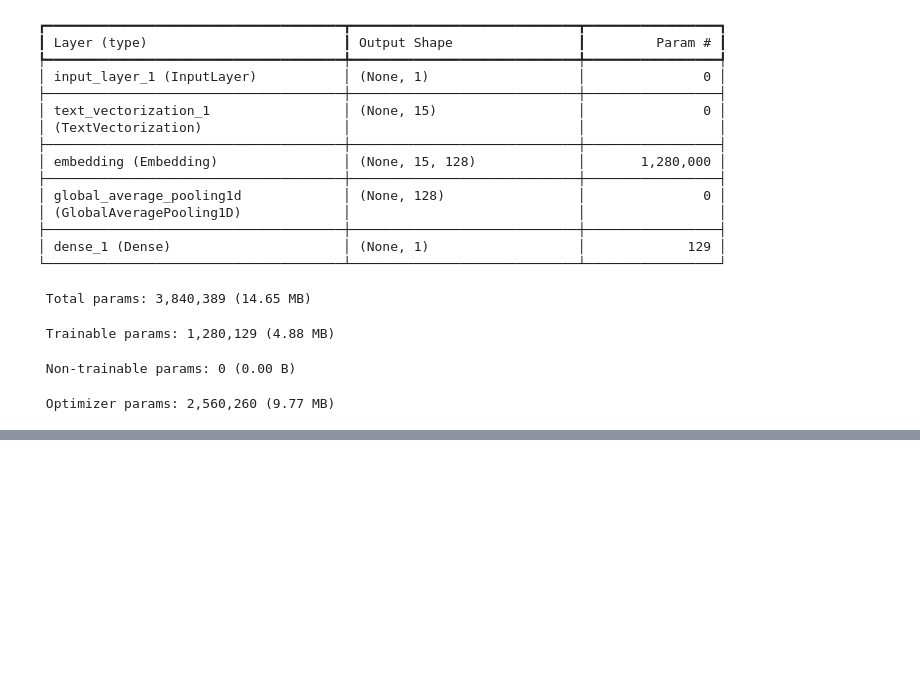
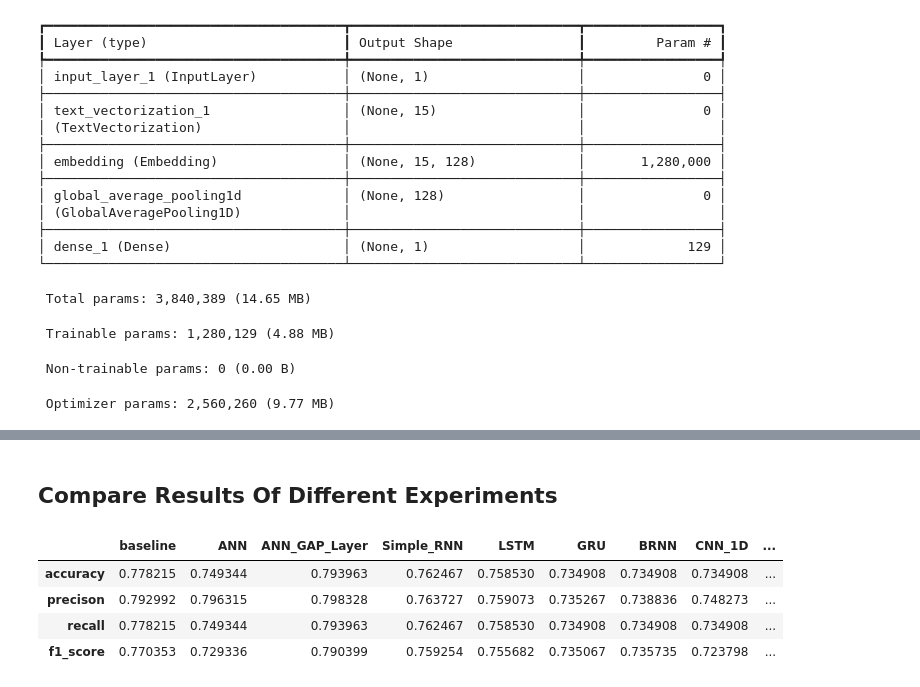
Before and after one commit to azhermurad/Deep_Learning_with_TensorFlow, a Jupyter notebook: natural-language-processing-with-tensorflow.ipynb, the cells around one changed output, grey strips where cells are left out. Cells and saved outputs as stored; diff of their text form; code cells hidden in the pictures; blank space fills up the shorter version.

Commit message:
evaluate model performance

```diff
--- a/natural-language-processing-with-tensorflow.ipynb
+++ b/natural-language-processing-with-tensorflow.ipynb
@@ -541,0 +911,3 @@ with zipfile.ZipFile('/kaggle/working/embeddings.zip', 'w') as zipf:
+# %%
+import tensorflow_hub as hub
+embed = hub.load("https://www.kaggle.com/models/google/universal-sentence-encoder/TensorFlow2/universal-sentence-encoder/2")
@@ -541,0 +1052,23 @@ with zipfile.ZipFile('/kaggle/working/embeddings.zip', 'w') as zipf:
+# %%
+# 10% of train dataset  using train_test_split
+_, X_train_10, _, y_train_10 = train_test_split(
+    X, y, test_size=0.1, random_state=102)
+# %%
+
+
+universal_sentence_model_10 = tf.keras.models.clone_model(universal_sentence_model)
+
+universal_sentence_model_10.compile(loss=tf.keras.losses.BinaryCrossentropy(),
+              optimizer='adam',
+              jit_compile=False,
+              metrics=["accuracy"])
+
+history_9 = universal_sentence_model_10.fit(
+    X_train_10,
+    y_train_10,
+    validation_data=(X_val,y_val),
+    epochs=5,
+    callbacks=[create_tensorboard_callback("model_log","model_9")]
+)
+
+# universal_sentence_model_10.summary()
@@ -541,0 +1092,3 @@ with zipfile.ZipFile('/kaggle/working/embeddings.zip', 'w') as zipf:
+# %%
+model_9_result = calculate_results(y_val,tf.round(tf.squeeze(universal_sentence_model_10.predict(X_val))))
+model_9_result
@@ -541,0 +1101,23 @@ with zipfile.ZipFile('/kaggle/working/embeddings.zip', 'w') as zipf:
+# %% [markdown]
+## Compare Results Of Different Experiments
+# %%
+df = pd.DataFrame({
+    "baseline": baseline_model_result,
+    "ANN": model_1_result,
+    "ANN_GAP_Layer": model_2_result,
+    "Simple_RNN":model_3_result,
+    "LSTM":model_4_result,
+    "GRU":model_5_result,
+    "BRNN":model_6_result,
+    "CNN_1D":model_7_result,
+    "universal_sentence_model":model_8_result,
+    "universal_sentence_model_10":model_9_result
+
+})
+df
+# %% [output]
+|  | baseline | ANN | ANN_GAP_Layer | Simple_RNN | LSTM | GRU | BRNN | CNN_1D | ... |
+| accuracy | 0.778215 | 0.749344 | 0.793963 | 0.762467 | 0.758530 | 0.734908 | 0.734908 | 0.734908 | ... |
+| precison | 0.792992 | 0.796315 | 0.798328 | 0.763727 | 0.759073 | 0.735267 | 0.738836 | 0.748273 | ... |
+| recall | 0.778215 | 0.749344 | 0.793963 | 0.762467 | 0.758530 | 0.734908 | 0.734908 | 0.734908 | ... |
+| f1_score | 0.770353 | 0.729336 | 0.790399 | 0.759254 | 0.755682 | 0.735067 | 0.735735 | 0.723798 | ... |
```
Also changed, not shown: parts of 71 cells of this notebook.
